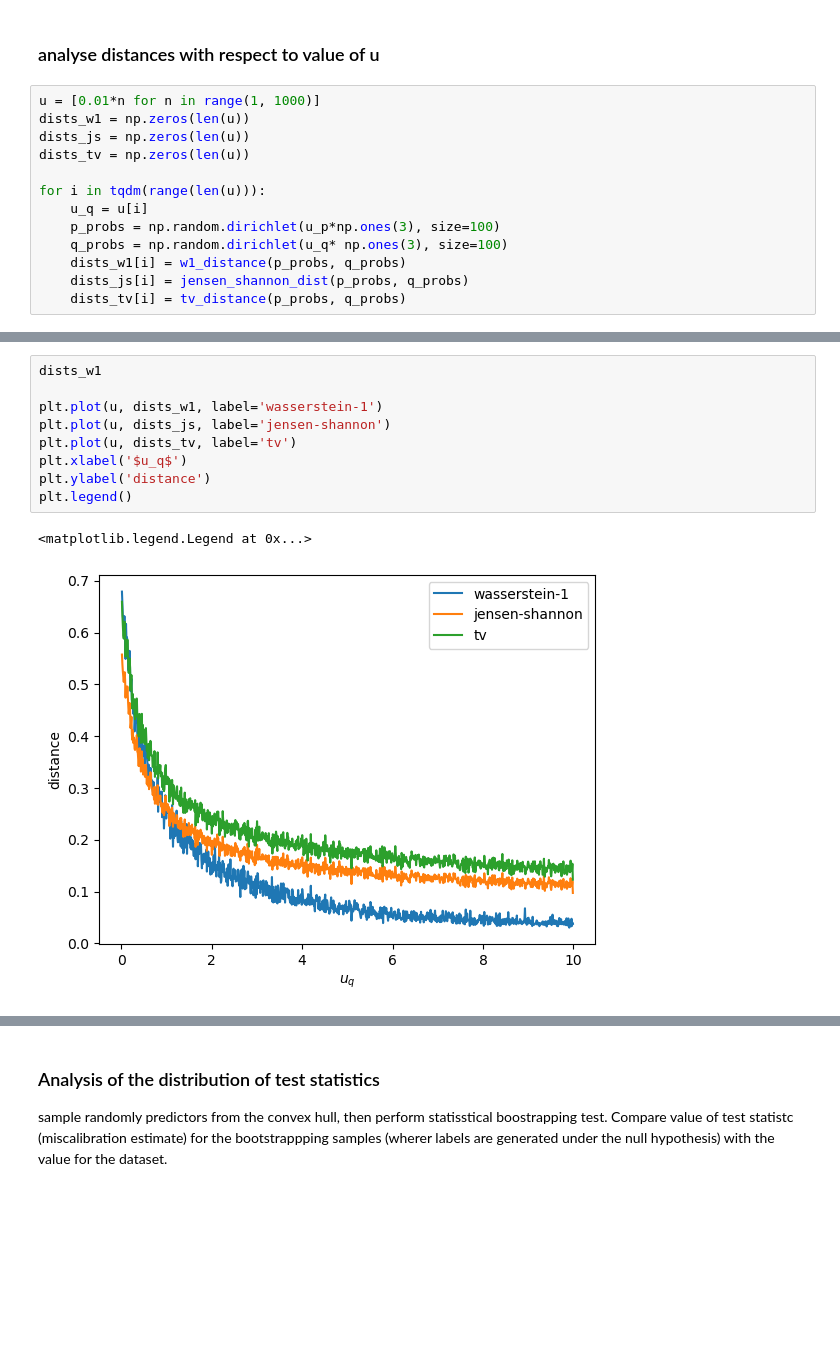
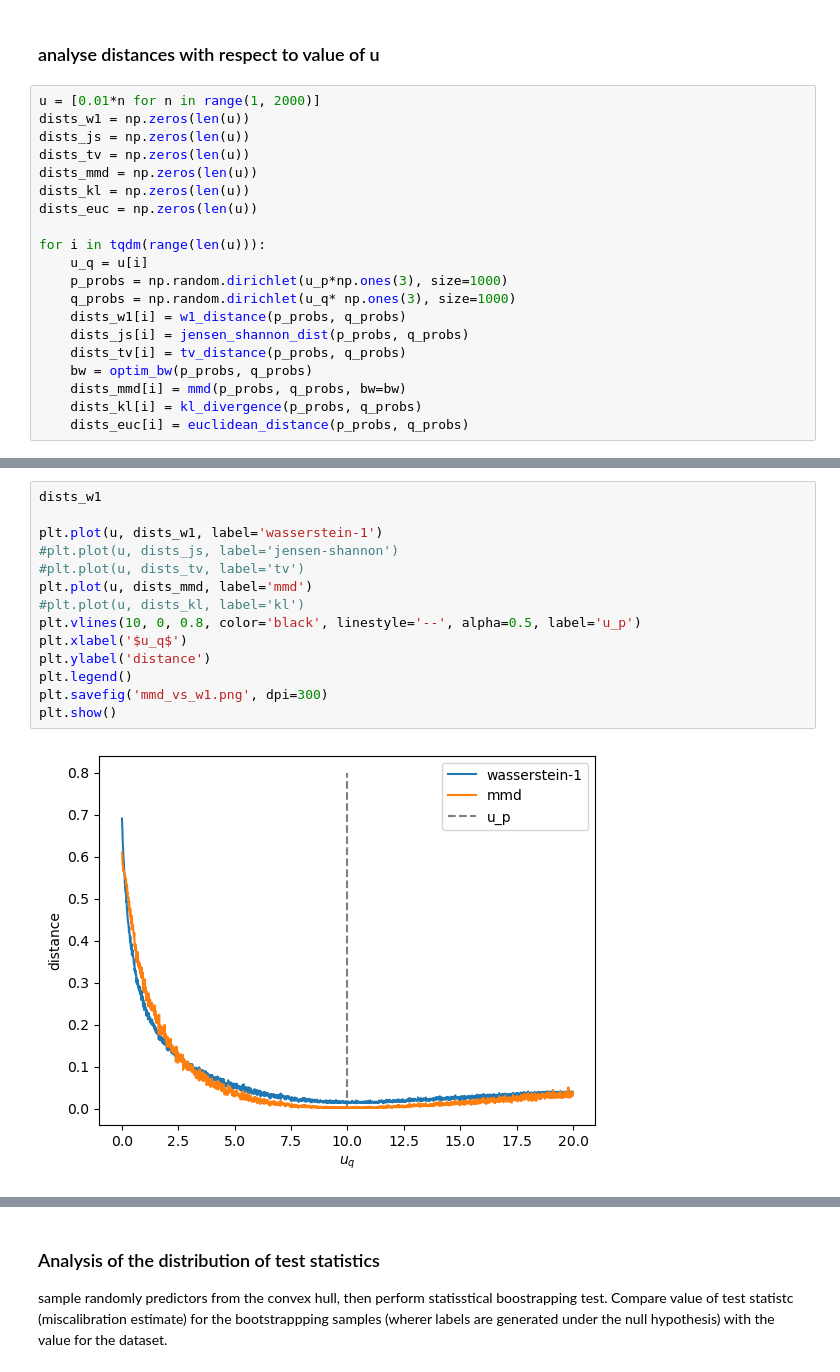
Before and after one commit to mkjuergens/EnsembleCalibration, a Jupyter notebook: ensemblecalibration/calibration/calibration_estimates/evaluate_dists.ipynb, the cells around one changed output, grey strips where cells are left out. Drawn from its saved outputs; the diff is of its cells as text; blank space fills up the shorter version.

```diff
--- a/ensemblecalibration/calibration/calibration_estimates/evaluate_dists.ipynb
+++ b/ensemblecalibration/calibration/calibration_estimates/evaluate_dists.ipynb
@@ -47,15 +178,22 @@ Text(0.5, 1.0, ' $p \\sim Dir((10, 10, 10))$, $q \\sim Dir((0.1, 0.1, 0.1))$')
 # %% [markdown]
 ### analyse distances with respect to value of u
 # %%
-u = [0.01*n for n in range(1, 1000)]
+u = [0.01*n for n in range(1, 2000)]
 dists_w1 = np.zeros(len(u))
 dists_js = np.zeros(len(u))
 dists_tv = np.zeros(len(u))
+dists_mmd = np.zeros(len(u))
+dists_kl = np.zeros(len(u))
+dists_euc = np.zeros(len(u))
 
 for i in tqdm(range(len(u))):
     u_q = u[i]
-    p_probs = np.random.dirichlet(u_p*np.ones(3), size=100)
-    q_probs = np.random.dirichlet(u_q* np.ones(3), size=100)
+    p_probs = np.random.dirichlet(u_p*np.ones(3), size=1000)
+    q_probs = np.random.dirichlet(u_q* np.ones(3), size=1000)
     dists_w1[i] = w1_distance(p_probs, q_probs)
     dists_js[i] = jensen_shannon_dist(p_probs, q_probs)
     dists_tv[i] = tv_distance(p_probs, q_probs)
+    bw = optim_bw(p_probs, q_probs)
+    dists_mmd[i] = mmd(p_probs, q_probs, bw=bw)
+    dists_kl[i] = kl_divergence(p_probs, q_probs)
+    dists_euc[i] = euclidean_distance(p_probs, q_probs)
@@ -62,12 +231,16 @@ for i in tqdm(range(len(u))):
 # %%
 dists_w1
 
 plt.plot(u, dists_w1, label='wasserstein-1')
-plt.plot(u, dists_js, label='jensen-shannon')
-plt.plot(u, dists_tv, label='tv')
+#plt.plot(u, dists_js, label='jensen-shannon')
+#plt.plot(u, dists_tv, label='tv')
+plt.plot(u, dists_mmd, label='mmd')
+#plt.plot(u, dists_kl, label='kl')
+plt.vlines(10, 0, 0.8, color='black', linestyle='--', alpha=0.5, label='u_p')
 plt.xlabel('$u_q$')
 plt.ylabel('distance')
 plt.legend()
+plt.savefig('mmd_vs_w1.png', dpi=300)
+plt.show()
 # %% [output]
-<matplotlib.legend.Legend at 0x...>
-[figure, old version]
+[figure, new version]
```
Also changed, not shown: parts of 25 cells of this notebook, 3 other files.
